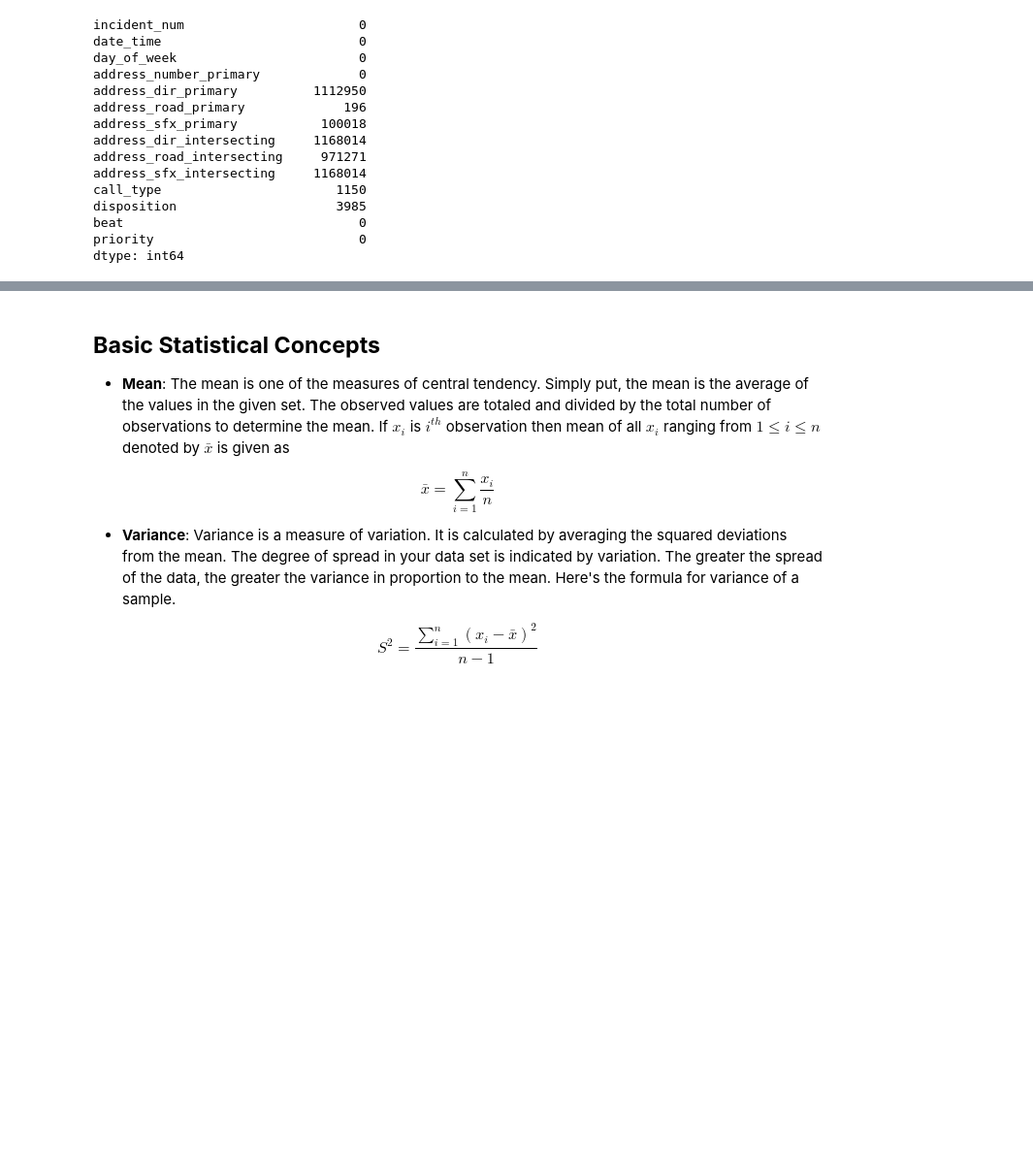
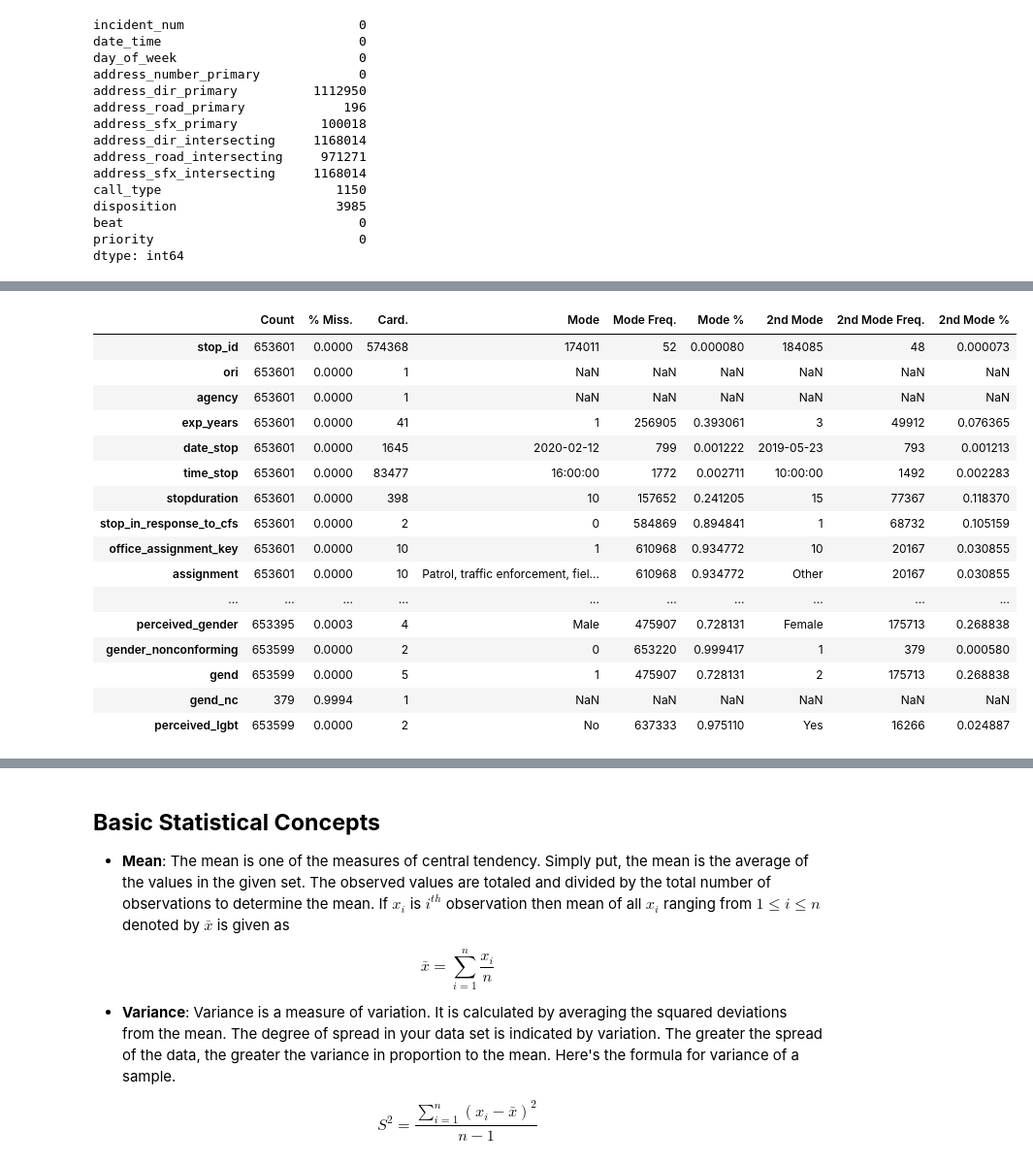
Before and after one commit to zalvatore/Predicting_Police_Activity, a Jupyter notebook: Importing_data.ipynb, the cells around one changed output, grey strips where cells are left out. Shown at 97% size. Drawn from its saved outputs; the diff is of its cells as text; code cells hidden in the pictures; blank space fills up the shorter version.

Commit message:
EDA Analysis
Cleaning data for EDA Analysis

```diff
--- a/Importing_data.ipynb
+++ b/Importing_data.ipynb
@@ -705,0 +748,2 @@ DQR_Calls
+# %%
+ripa_df.replace('', np.nan, inplace=True)
@@ -705,0 +817,21 @@ DQR_Calls
+# %%
+DQR_RIPA = Data_Quality_Report(ripa_df)
+DQR_RIPA
+# %% [output]
+|  | Count | % Miss. | Card. | Mode | Mode Freq. | Mode % | 2nd Mode | 2nd Mode Freq. | 2nd Mode % |
+| stop_id | 653601 | 0.0000 | 574368 | 174011 | 52 | 0.000080 | 184085 | 48 | 0.000073 |
+| ori | 653601 | 0.0000 | 1 | NaN | NaN | NaN | NaN | NaN | NaN |
+| agency | 653601 | 0.0000 | 1 | NaN | NaN | NaN | NaN | NaN | NaN |
+| exp_years | 653601 | 0.0000 | 41 | 1 | 256905 | 0.393061 | 3 | 49912 | 0.076365 |
+| date_stop | 653601 | 0.0000 | 1645 | 2020-02-12 | 799 | 0.001222 | 2019-05-23 | 793 | 0.001213 |
+| time_stop | 653601 | 0.0000 | 83477 | 16:00:00 | 1772 | 0.002711 | 10:00:00 | 1492 | 0.002283 |
+| stopduration | 653601 | 0.0000 | 398 | 10 | 157652 | 0.241205 | 15 | 77367 | 0.118370 |
+| stop_in_response_to_cfs | 653601 | 0.0000 | 2 | 0 | 584869 | 0.894841 | 1 | 68732 | 0.105159 |
+| office_assignment_key | 653601 | 0.0000 | 10 | 1 | 610968 | 0.934772 | 10 | 20167 | 0.030855 |
+| assignment | 653601 | 0.0000 | 10 | Patrol, traffic enforcement, fiel... | 610968 | 0.934772 | Other | 20167 | 0.030855 |
+| ... | ... | ... | ... | ... | ... | ... | ... | ... | ... |
+| perceived_gender | 653395 | 0.0003 | 4 | Male | 475907 | 0.728131 | Female | 175713 | 0.268838 |
+| gender_nonconforming | 653599 | 0.0000 | 2 | 0 | 653220 | 0.999417 | 1 | 379 | 0.000580 |
+| gend | 653599 | 0.0000 | 5 | 1 | 475907 | 0.728131 | 2 | 175713 | 0.268838 |
+| gend_nc | 379 | 0.9994 | 1 | NaN | NaN | NaN | NaN | NaN | NaN |
+| perceived_lgbt | 653599 | 0.0000 | 2 | No | 637333 | 0.975110 | Yes | 16266 | 0.024887 |
```
Also changed, not shown: parts of 36 cells of this notebook.
